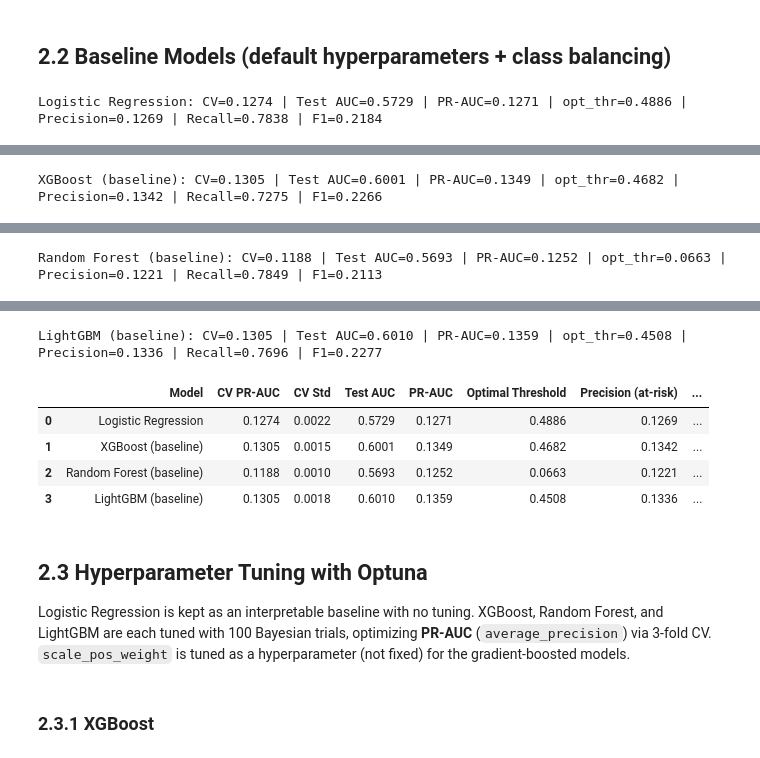
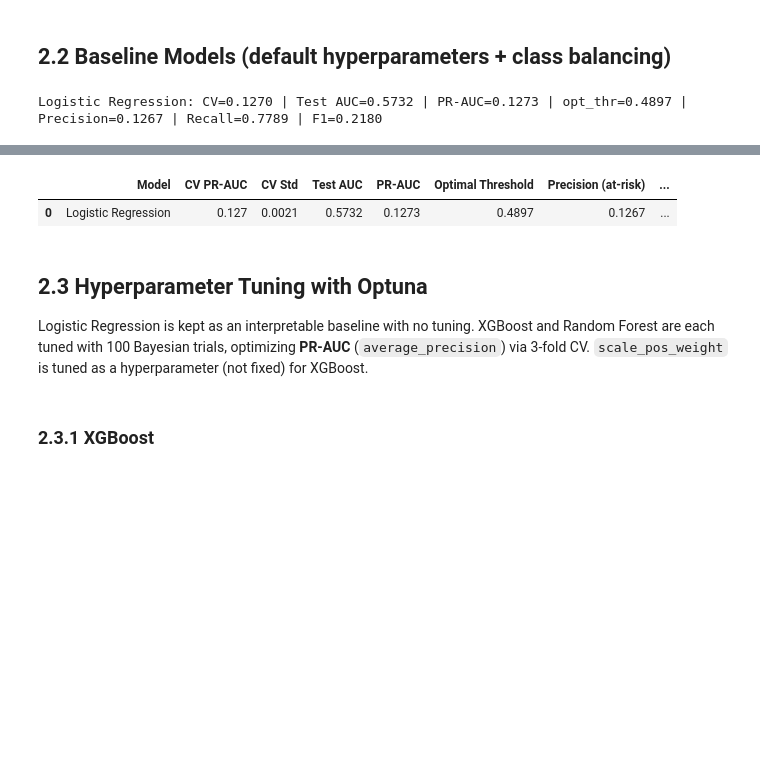
Before and after one commit to Pratikshendarkar/Studentdata, a Jupyter notebook: 02_train.ipynb, the cells around one changed output, grey strips where cells are left out. Saved outputs shown, nothing was run; the diff lists cells and outputs as text; code cells hidden in the pictures; blank space fills up the shorter version.

```diff
--- a/02_train.ipynb
+++ b/02_train.ipynb
@@ -82,7 +79,7 @@ def evaluate_model(name, model, X_test, y_test, cv_metric_value, cv_metric_std='
         raw_params = model.get_params()
         loggable_params = {k: v for k, v in raw_params.items() if isinstance(v, (str, int, float, bool)) or v is None}
         mlflow.log_params(loggable_params)
-        mlflow.set_tags({"stage": stage, "algorithm": name})
+        mlflow.set_tags({"stage": stage, "algorithm": name, "run_date": datetime.now().strftime("%Y-%m-%d")})
         mlflow.log_metrics({
             "cv_pr_auc": float(cv_metric_value),
             "test_auc": float(test_auc),
@@ -119,19 +116,6 @@ baseline_models = {
             solver="saga", random_state=RANDOM_STATE,
         )),
     ]),
-    "XGBoost (baseline)": XGBClassifier(
-        n_estimators=200, max_depth=6, learning_rate=0.1,
-        scale_pos_weight=pos_weight, eval_metric="aucpr",
-        random_state=RANDOM_STATE, verbosity=0,
-    ),
-    "Random Forest (baseline)": RandomForestClassifier(
-        n_estimators=300, max_depth=None, class_weight="balanced_subsample",
-        random_state=RANDOM_STATE, n_jobs=-1,
-    ),
-    "LightGBM (baseline)": LGBMClassifier(
-        n_estimators=200, max_depth=6, learning_rate=0.1,
-        is_unbalance=True, random_state=RANDOM_STATE, verbosity=-1,
-    ),
 }
 
 results = []
@@ -147,4 +131,4 @@ for name, model in baseline_models.items():
 
 pd.DataFrame(results)
 # %% [output]
-Logistic Regression: CV=0.1274 | Test AUC=0.5729 | PR-AUC=0.1271 | opt_thr=0.4886 | Precision=0.1269 | Recall=0.7838 | F1=0.2184
+Logistic Regression: CV=0.1270 | Test AUC=0.5732 | PR-AUC=0.1273 | opt_thr=0.4897 | Precision=0.1267 | Recall=0.7789 | F1=0.2180
@@ -153 +135,0 @@ Logistic Regression: CV=0.1274 | Test AUC=0.5729 | PR-AUC=0.1271 | opt_thr=0.488
-XGBoost (baseline): CV=0.1305 | Test AUC=0.6001 | PR-AUC=0.1349 | opt_thr=0.4682 | Precision=0.1342 | Recall=0.7275 | F1=0.2266
@@ -155 +135,0 @@ XGBoost (baseline): CV=0.1305 | Test AUC=0.6001 | PR-AUC=0.1349 | opt_thr=0.4682
-Random Forest (baseline): CV=0.1188 | Test AUC=0.5693 | PR-AUC=0.1252 | opt_thr=0.0663 | Precision=0.1221 | Recall=0.7849 | F1=0.2113
@@ -157,12 +136,8 @@ Random Forest (baseline): CV=0.1188 | Test AUC=0.5693 | PR-AUC=0.1252 | opt_thr=
-LightGBM (baseline): CV=0.1305 | Test AUC=0.6010 | PR-AUC=0.1359 | opt_thr=0.4508 | Precision=0.1336 | Recall=0.7696 | F1=0.2277
 |  | Model | CV PR-AUC | CV Std | Test AUC | PR-AUC | Optimal Threshold | Precision (at-risk) | ... |
-| 0 | Logistic Regression | 0.1274 | 0.0022 | 0.5729 | 0.1271 | 0.4886 | 0.1269 | ... |
-| 1 | XGBoost (baseline) | 0.1305 | 0.0015 | 0.6001 | 0.1349 | 0.4682 | 0.1342 | ... |
-| 2 | Random Forest (baseline) | 0.1188 | 0.0010 | 0.5693 | 0.1252 | 0.0663 | 0.1221 | ... |
-| 3 | LightGBM (baseline) | 0.1305 | 0.0018 | 0.6010 | 0.1359 | 0.4508 | 0.1336 | ... |
+| 0 | Logistic Regression | 0.127 | 0.0021 | 0.5732 | 0.1273 | 0.4897 | 0.1267 | ... |
 # %% [markdown]
 ## 2.3 Hyperparameter Tuning with Optuna
-Logistic Regression is kept as an interpretable baseline with no tuning. XGBoost, Random Forest, and LightGBM are each tuned with 100 Bayesian trials, optimizing **PR-AUC** (`average_precision`) via 3-fold CV. `scale_pos_weight` is tuned as a hyperparameter (not fixed) for the gradient-boosted models.
+Logistic Regression is kept as an interpretable baseline with no tuning. XGBoost and Random Forest are each tuned with 100 Bayesian trials, optimizing **PR-AUC** (`average_precision`) via 3-fold CV. `scale_pos_weight` is tuned as a hyperparameter (not fixed) for XGBoost.
 # %% [markdown]
 ### 2.3.1 XGBoost
 # %%
```
Also changed, not shown: parts of 10 cells of this notebook, 4 other files.
